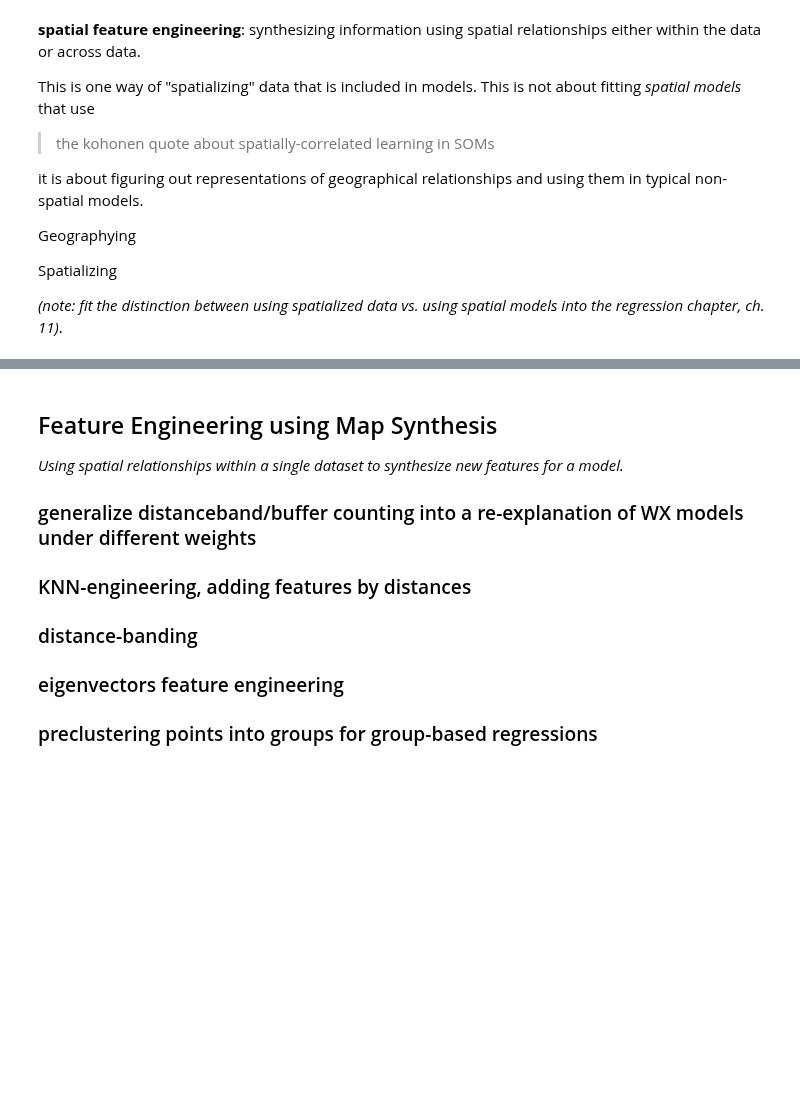
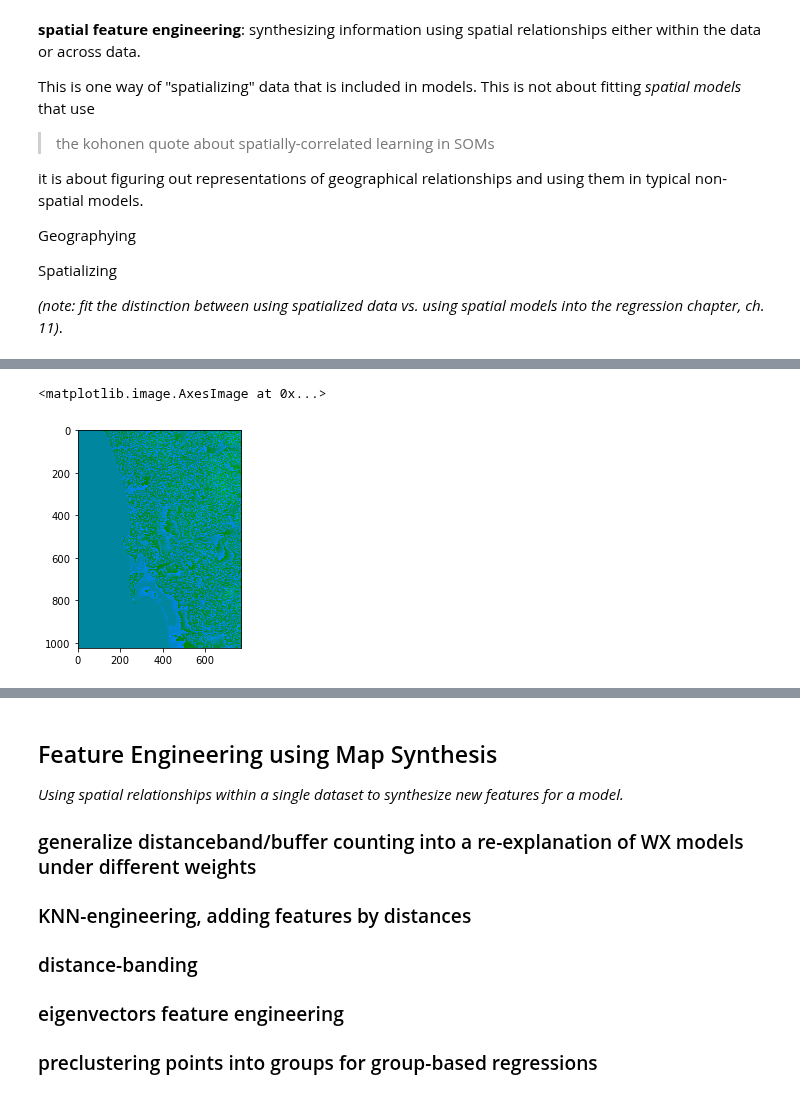
Before and after one commit to gdsbook/book, a Jupyter notebook: notebooks/12_feature_engineering.ipynb, the cells around one changed output, grey strips where cells are left out. Drawn from its saved outputs; the diff is of its cells as text; code cells hidden in the pictures; blank space fills up the shorter version.

```diff
--- a/notebooks/12_feature_engineering.ipynb
+++ b/notebooks/12_feature_engineering.ipynb
@@ -29,0 +89,12 @@ Spatializing
+# %%
+mapbox_access_token = ""
+demraw, demext = contextily.bounds2img(*airbnbs.to_crs(epsg=3857).total_bounds, zoom=11,
+                                       url='https://api.mapbox.com/v4/mapbox.terrain-rgb/'
+                                           '{z}/{x}/{y}.pngraw?access_token='+mapbox_access_token)
+# %%
+demraw = demraw.astype(numpy.uint64)
+# %%
+plt.imshow(demraw)
+# %% [output]
+<matplotlib.image.AxesImage at 0x...>
+[figure, added]
```
Also changed, not shown: parts of 19 cells of this notebook, 1 other file.
